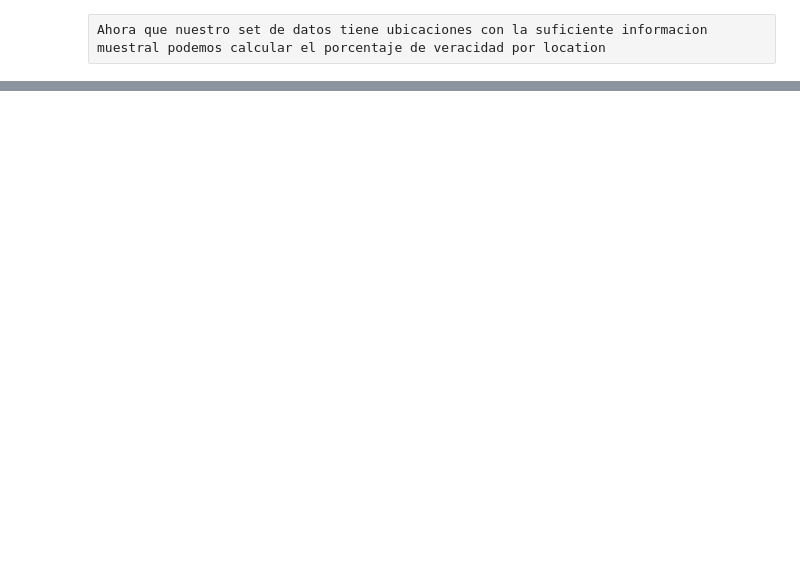
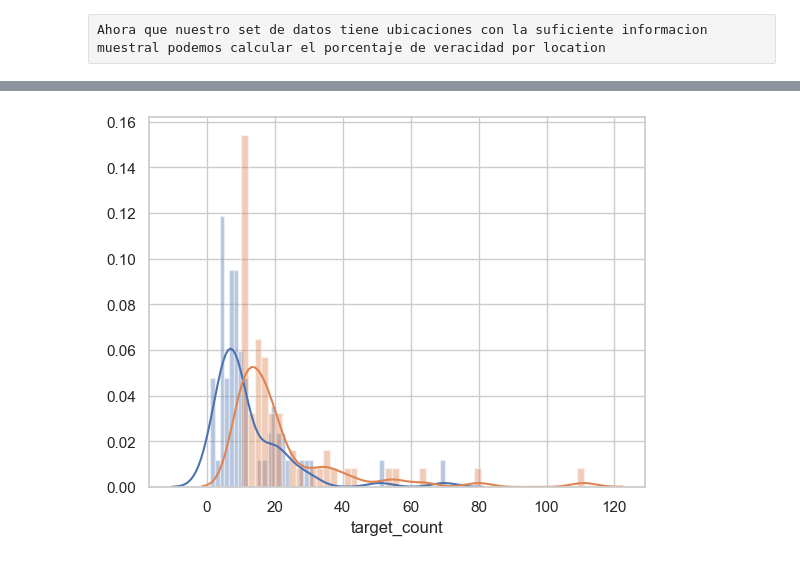
Before and after one commit to d-bizari/Organizacion-de-datos, a Jupyter notebook: TP1.ipynb, the cells around one changed output, grey strips where cells are left out. Cells and saved outputs as stored; diff of their text form; code cells hidden in the pictures; blank space fills up the shorter version.

```diff
--- a/TP1.ipynb
+++ b/TP1.ipynb
@@ -44,3 +124,9 @@ g = sns.barplot(x=droped_sorted['truth_percentage'].nlargest(10),y=droped_sorted
+# %%
+# distribucion de locations verdaderas vs distribucion de location falsas
+g = sns.distplot(data_grouped_location['target_sum'],bins=50,hist=True) #tweets verdaderos por location
+g = sns.distplot(data_grouped_location['target_count'],bins=50,hist=True) #tweets por location
+# %% [output]
+[figure, added]
 # %%
 #Getting the data for location-keyword relationshp analysis
 twitterKeywordAndLocation = pd.read_csv('./ToChangeKeywordsAndLocations/withoutEncoding.csv',\
```
Also changed, not shown: parts of 10 cells of this notebook.
